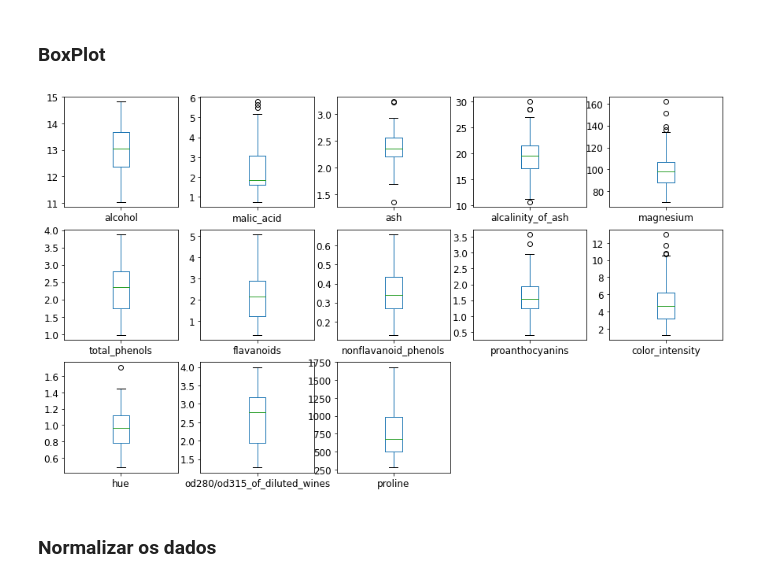
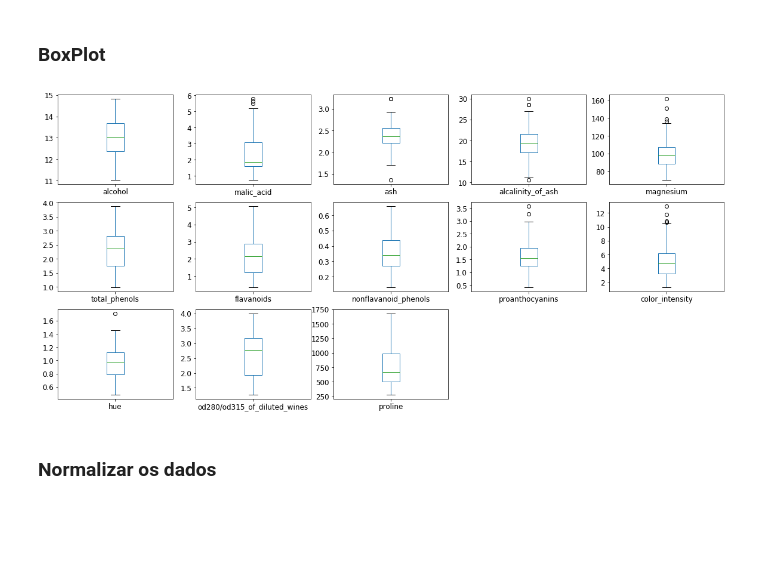
Before and after one commit to Santosren/IA_Microlins, a Jupyter notebook: FIC/Renan/Atividade1_Renan.ipynb, the cells around one changed output. Drawn from its saved outputs; the diff is of its cells as text; code cells hidden in the pictures; blank space fills up the shorter version.

```diff
--- a/FIC/Renan/Atividade1_Renan.ipynb
+++ b/FIC/Renan/Atividade1_Renan.ipynb
@@ -172,10 +178,10 @@ plt.show()
 # %% [markdown]
 ### BoxPlot
 # %%
-df.plot(kind='box', subplots=True, layout=(5,5), fontsize=12, figsize=(15,15))
+df.plot(kind='box', subplots=True, layout=(5,5), fontsize=12, figsize=(20,16))
 plt.show()
 # %% [output]
-[figure, old version]
+[figure, new version]
 # %% [markdown]
 ### Normalizar os dados
 # %%
```
Also changed, not shown: parts of 4 cells of this notebook.
